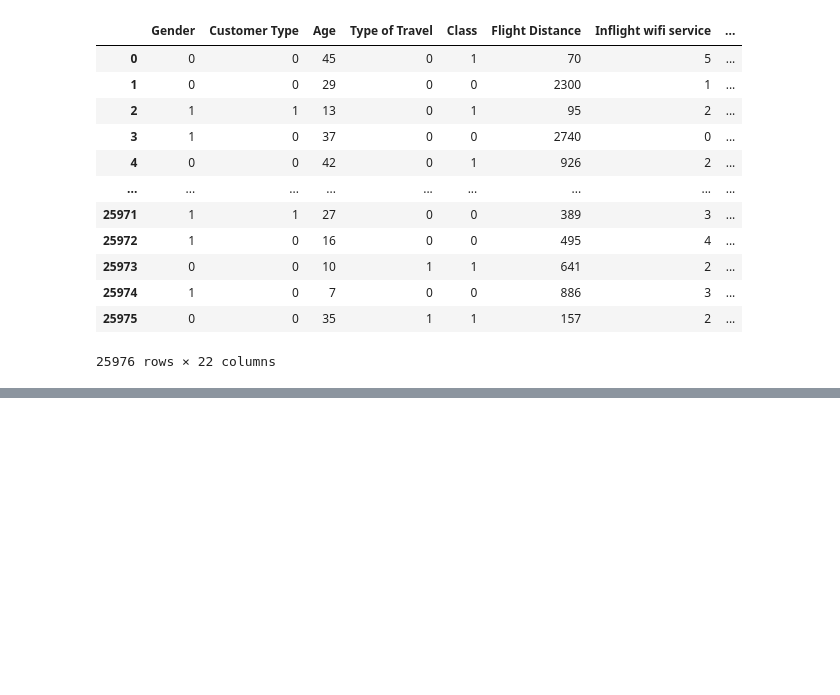
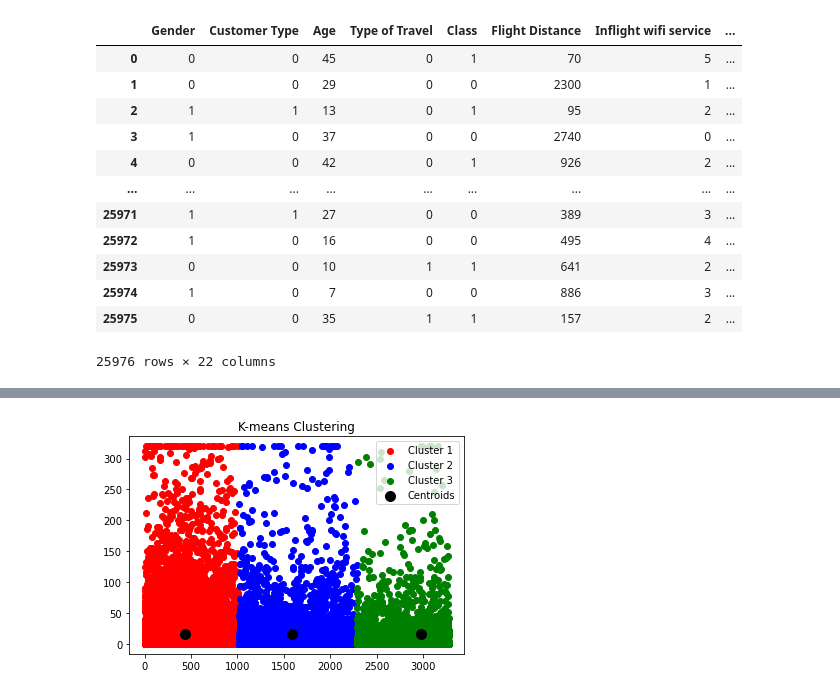
Before and after one commit to norhanreda/Air-line-passenger-satisfaction, a Jupyter notebook: models/kmean_cluster.ipynb, the cells around one changed output, grey strips where cells are left out. Saved outputs shown, nothing was run; the diff lists cells and outputs as text; code cells hidden in the pictures; blank space fills up the shorter version.

```diff
--- a/models/kmean_cluster.ipynb
+++ b/models/kmean_cluster.ipynb
@@ -118,0 +146,4 @@ Cluster Centers: [[4.97097134e-01 3.17826572e-02 3.53053591e+01 1.09006327e-01
+# %%
+
+test['KMeans']=kmeans.predict(test)
+predictions = test['KMeans']
@@ -118,0 +154,11 @@ Cluster Centers: [[4.97097134e-01 3.17826572e-02 3.53053591e+01 1.09006327e-01
+# %%
+# colors = ['red','blue','yellow','green']
+plt.scatter(data=test[test['KMeans']==0], x='Flight Distance', y='Arrival Delay in Minutes',color='red', label='Cluster 1')
+plt.scatter(data=test[test['KMeans']==1], x='Flight Distance', y='Arrival Delay in Minutes',color='blue', label='Cluster 2')
+plt.scatter(data=test[test['KMeans']==2], x='Flight Distance', y='Arrival Delay in Minutes',color='green', label='Cluster 3')
+plt.scatter(centers[:, df.columns.get_loc('Flight Distance')], centers[:,df.columns.get_loc('Arrival Delay in Minutes') ], s = 100, c = 'black', label = 'Centroids')
+plt.title('K-means Clustering')
+plt.legend()
+plt.show()
+# %% [output]
+[figure, added]
```
Also changed, not shown: parts of 12 cells of this notebook, 1 other file.
